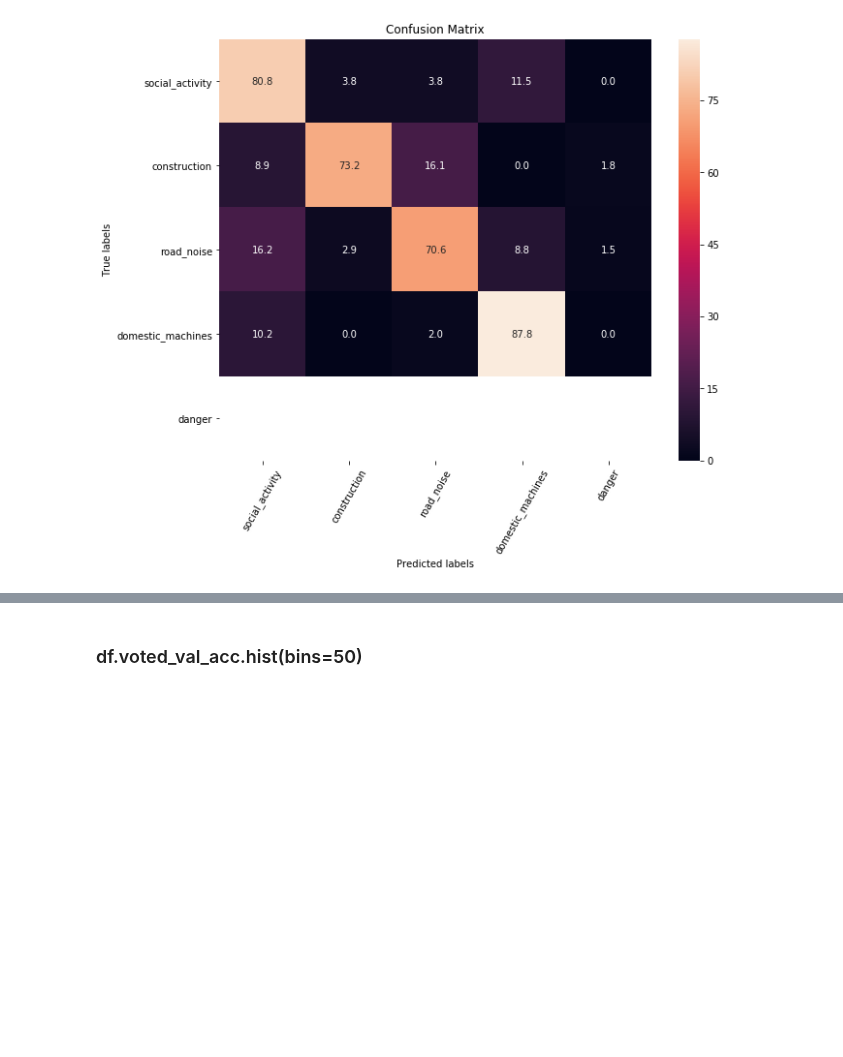
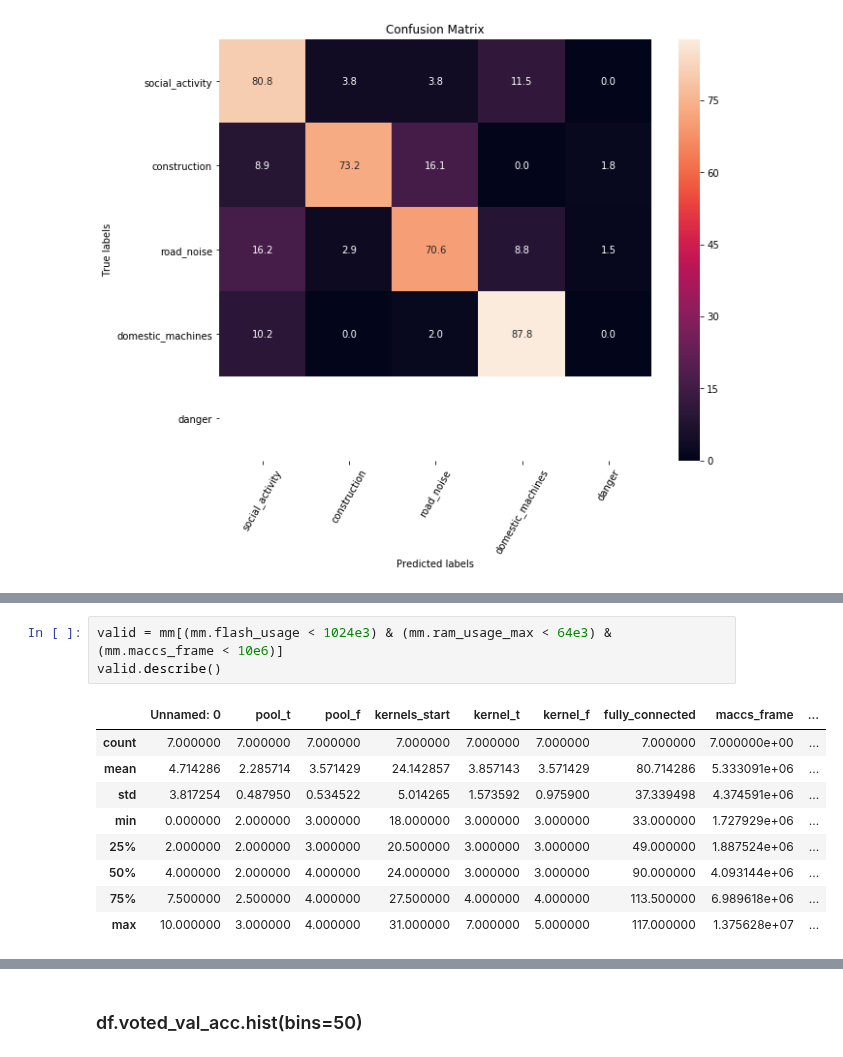
Before and after one commit to jonnor/ESC-CNN-microcontroller, a Jupyter notebook: Experiments.ipynb, the cells around one changed output, grey strips where cells are left out. Cells and saved outputs as stored; diff of their text form; blank space fills up the shorter version.

```diff
--- a/Experiments.ipynb
+++ b/Experiments.ipynb
@@ -90,0 +104,13 @@ array([[63.,  3.,  3.,  9.,  0.],
+# %%
+valid = mm[(mm.flash_usage < 1024e3) & (mm.ram_usage_max < 64e3) & (mm.maccs_frame < 10e6)]
+valid.describe()
+# %% [output]
+|  | Unnamed: 0 | pool_t | pool_f | kernels_start | kernel_t | kernel_f | fully_connected | maccs_frame | ... |
+| count | 7.000000 | 7.000000 | 7.000000 | 7.000000 | 7.000000 | 7.000000 | 7.000000 | 7.000000e+00 | ... |
+| mean | 4.714286 | 2.285714 | 3.571429 | 24.142857 | 3.857143 | 3.571429 | 80.714286 | 5.333091e+06 | ... |
+| std | 3.817254 | 0.487950 | 0.534522 | 5.014265 | 1.573592 | 0.975900 | 37.339498 | 4.374591e+06 | ... |
+| min | 0.000000 | 2.000000 | 3.000000 | 18.000000 | 3.000000 | 3.000000 | 33.000000 | 1.727929e+06 | ... |
+| 25% | 2.000000 | 2.000000 | 3.000000 | 20.500000 | 3.000000 | 3.000000 | 49.000000 | 1.887524e+06 | ... |
+| 50% | 4.000000 | 2.000000 | 4.000000 | 24.000000 | 3.000000 | 3.000000 | 90.000000 | 4.093144e+06 | ... |
+| 75% | 7.500000 | 2.500000 | 4.000000 | 27.500000 | 4.000000 | 4.000000 | 113.500000 | 6.989618e+06 | ... |
+| max | 10.000000 | 3.000000 | 4.000000 | 31.000000 | 7.000000 | 5.000000 | 117.000000 | 1.375628e+07 | ... |
```
Also changed, not shown: parts of 3 cells of this notebook, 1 other file.
